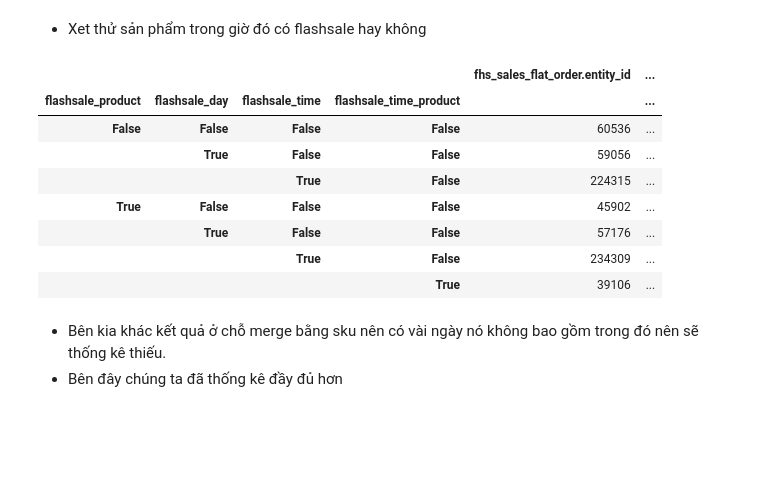
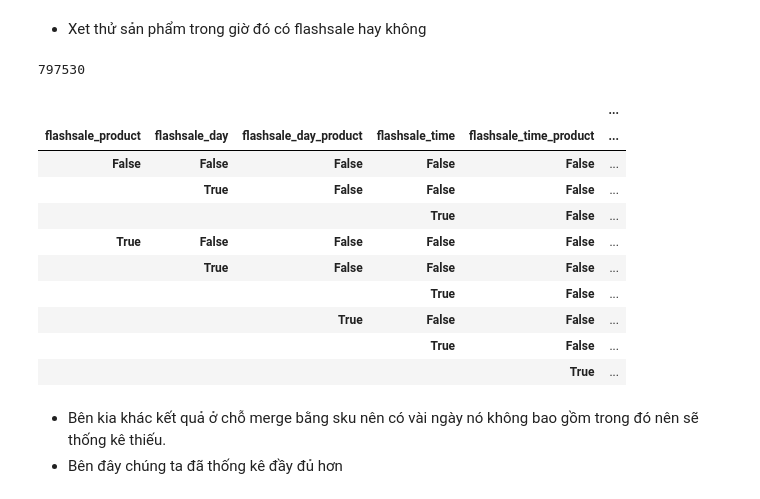
Before and after one commit to ToanLyHoa/Report-data-analysis, a Jupyter notebook: Analysis_Fahasa_Final.ipynb, the cells around one changed output. Cells and saved outputs as stored; diff of their text form; code cells hidden in the pictures; blank space fills up the shorter version.

```diff
--- a/Analysis_Fahasa_Final.ipynb
+++ b/Analysis_Fahasa_Final.ipynb
@@ -256,3 +258,33 @@ fhs_sales_flat_order_item_state_2022['flashsale_day'] = \
+# %%
+# Đầu tiên cho những thuộc tính flashsale_day_product bằng false hết sau đó ta sẽ gán True vào những dòng cần thiết
+fhs_sales_flat_order_item_state_2022['flashsale_day_product'] = False
+# %%
+temp = \
+          pd.merge(fhs_sales_flat_order_item_state_2022, fhs_flashsale_product_info_2022,
+                    left_on = 'fhs_sales_flat_order_item.sku'
+                    ,right_on = 'fhs_catalog_product_entity.sku')
+
+# Lấy các dòng sao cho lọt vào thời điểm flashsale
+temp = temp.loc[
+          (temp['fhs_sales_flat_order_item.created_at'].dt.day_of_year \
+                    == temp['fhs_flashsale_period.start_date'].dt.day_of_year)]
+
+# drop đi duplicate ở mỗi đơn hàng
+temp.drop_duplicates(subset = fhs_sales_flat_order_item_state_2022.columns, inplace = True)
+
+# Cắt cột
+fhs_sales_flat_order_item_flashsale_time_product_2022 =\
+           temp.loc[:, fhs_sales_flat_order_item_state_2022.columns]
+
+#  Xử lí để gán vào cho flashsale_day_product
+keys = list(fhs_sales_flat_order_item_state_2022.columns)
+i1 = fhs_sales_flat_order_item_state_2022.set_index(keys).index
+i2 = fhs_sales_flat_order_item_flashsale_time_product_2022.set_index(keys).index
+
+
+fhs_sales_flat_order_item_state_2022['flashsale_day_product'] = \
+          np.where(i1.isin(i2),
+          True, False)
 # %% [markdown]
 - Xem xét sản phẩm có bán trong khung giờ có flash sale hay không
 # %%
@@ -335,18 +367,24 @@ fhs_sales_flat_order_item_state_2022['flashsale_time_product'] = \
 a = fhs_sales_flat_order_item_state_2022.loc[
           (fhs_sales_flat_order_item_state_2022['fhs_sales_flat_order.state'] == 'complete')
 &         (fhs_sales_flat_order_item_state_2022['fhs_sales_flat_order.status'] == 'complete')]
+# %%
+len(fhs_flashsale_product_info_2022)
+# %% [output]
+797530
 # %%
-a.groupby(['flashsale_product', 'flashsale_day', 'flashsale_time', 'flashsale_time_product']).count()
+a.groupby(['flashsale_product', 'flashsale_day','flashsale_day_product', 'flashsale_time', 'flashsale_time_product']).count()
 # %% [output]
-|  |  |  |  | fhs_sales_flat_order.entity_id | ... |
-| flashsale_product | flashsale_day | flashsale_time | flashsale_time_product |  | ... |
-| False | False | False | False | 60536 | ... |
-|  | True | False | False | 59056 | ... |
-|  |  | True | False | 224315 | ... |
-| True | False | False | False | 45902 | ... |
-|  | True | False | False | 57176 | ... |
-|  |  | True | False | 234309 | ... |
-|  |  |  | True | 39106 | ... |
+|  |  |  |  |  | ... |
+| flashsale_product | flashsale_day | flashsale_day_product | flashsale_time | flashsale_time_product | ... |
+| False | False | False | False | False | ... |
+|  | True | False | False | False | ... |
+|  |  |  | True | False | ... |
+| True | False | False | False | False | ... |
+|  | True | False | False | False | ... |
+|  |  |  | True | False | ... |
+|  |  | True | False | False | ... |
+|  |  |  | True | False | ... |
+|  |  |  |  | True | ... |
 # %% [markdown]
 - Bên kia khác kết quả ở chỗ merge bằng sku nên có vài ngày nó không bao gồm trong đó nên sẽ thống kê thiếu.
 - Bên đây chúng ta đã thống kê đầy đủ hơn
```
Also changed, not shown: parts of 4 cells of this notebook.
